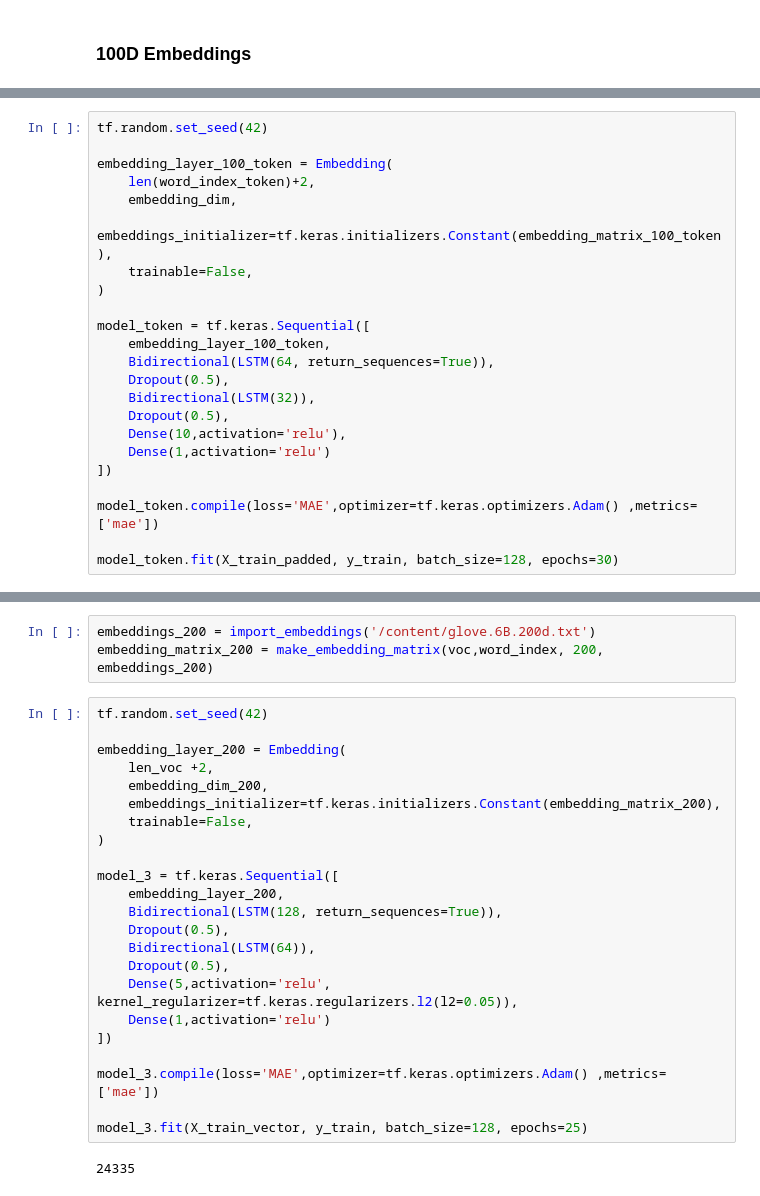
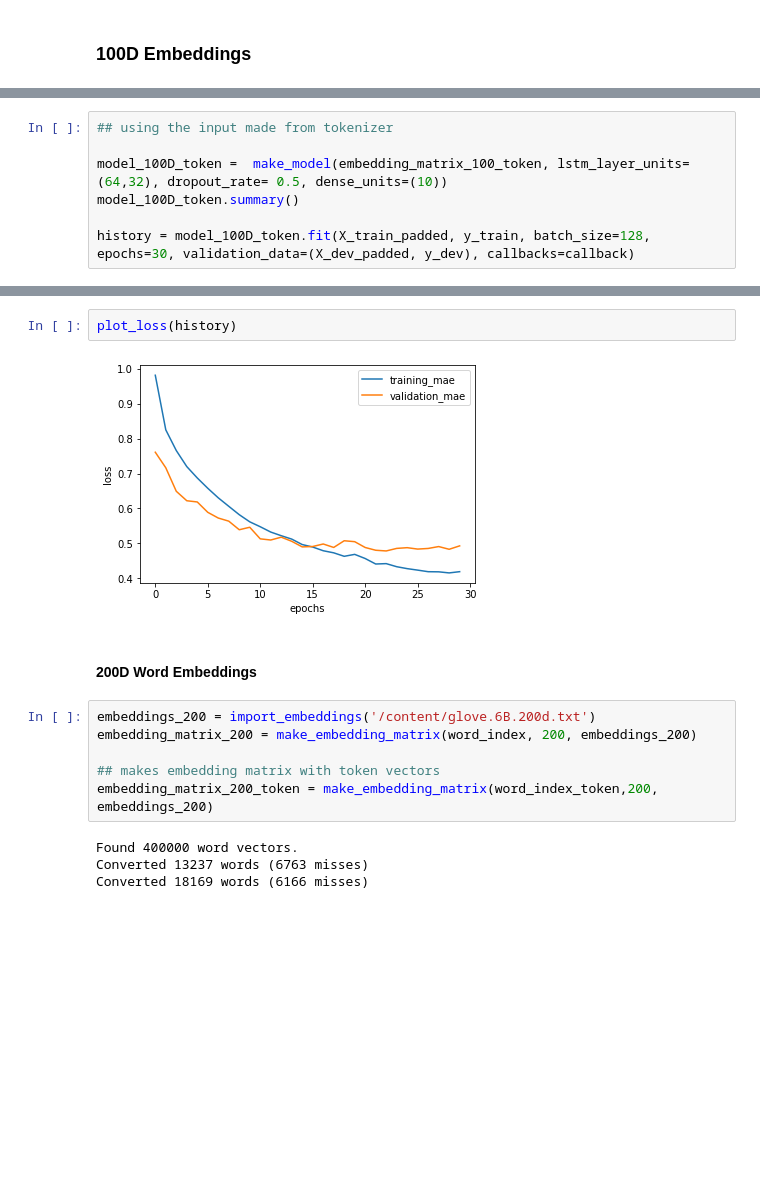
Before and after one commit to jacobh310/food_nlp, a Jupyter notebook: data_cleaning_exploration_model_building/Model Building.ipynb, the cells around one changed output, grey strips where cells are left out. Saved outputs shown, nothing was run; the diff lists cells and outputs as text; blank space fills up the shorter version.

```diff
--- a/data_cleaning_exploration_model_building/Model Building.ipynb
+++ b/data_cleaning_exploration_model_building/Model Building.ipynb
@@ -277,23 +296,0 @@ _________________________________________________________________
-# %%
-tf.random.set_seed(42)
-
-embedding_layer_100_token = Embedding(
-    len(word_index_token)+2,
-    embedding_dim,
-    embeddings_initializer=tf.keras.initializers.Constant(embedding_matrix_100_token),
-    trainable=False,
-)
-
-model_token = tf.keras.Sequential([
-    embedding_layer_100_token,
-    Bidirectional(LSTM(64, return_sequences=True)),
-    Dropout(0.5),
-    Bidirectional(LSTM(32)),
-    Dropout(0.5),
-    Dense(10,activation='relu'),
-    Dense(1,activation='relu')
-])
-
-model_token.compile(loss='MAE',optimizer=tf.keras.optimizers.Adam() ,metrics=['mae'])
-
-model_token.fit(X_train_padded, y_train, batch_size=128, epochs=30)
@@ -345,0 +301,7 @@ _________________________________________________________________
+# %%
+## using the input made from tokenizer
+
+model_100D_token =  make_model(embedding_matrix_100_token, lstm_layer_units=(64,32), dropout_rate= 0.5, dense_units=(10))
+model_100D_token.summary()
+
+history = model_100D_token.fit(X_train_padded, y_train, batch_size=128, epochs=30, validation_data=(X_dev_padded, y_dev), callbacks=callback)
@@ -346,28 +326,16 @@ _________________________________________________________________
+# %%
+plot_loss(history)
+# %% [output]
+[figure, added]
+# %% [markdown]
+#### 200D Word Embeddings
 # %%
 embeddings_200 = import_embeddings('/content/glove.6B.200d.txt')
-embedding_matrix_200 = make_embedding_matrix(voc,word_index, 200, embeddings_200)
+embedding_matrix_200 = make_embedding_matrix(word_index, 200, embeddings_200)
+
+## makes embedding matrix with token vectors
+embedding_matrix_200_token = make_embedding_matrix(word_index_token,200, embeddings_200)
+# %% [output]
+Found 400000 word vectors.
+Converted 13237 words (6763 misses)
+Converted 18169 words (6166 misses)
-# %%
-tf.random.set_seed(42)
-
-embedding_layer_200 = Embedding(
-    len_voc +2,
-    embedding_dim_200,
-    embeddings_initializer=tf.keras.initializers.Constant(embedding_matrix_200),
-    trainable=False,
-)
-
-model_3 = tf.keras.Sequential([
-    embedding_layer_200,
-    Bidirectional(LSTM(128, return_sequences=True)),
-    Dropout(0.5),
-    Bidirectional(LSTM(64)),
-    Dropout(0.5),
-    Dense(5,activation='relu', kernel_regularizer=tf.keras.regularizers.l2(l2=0.05)),
-    Dense(1,activation='relu')
-])
-
-model_3.compile(loss='MAE',optimizer=tf.keras.optimizers.Adam() ,metrics=['mae'])
-
-model_3.fit(X_train_vector, y_train, batch_size=128, epochs=25)
-# %% [output]
-24335
```
Also changed, not shown: parts of 30 cells of this notebook.
